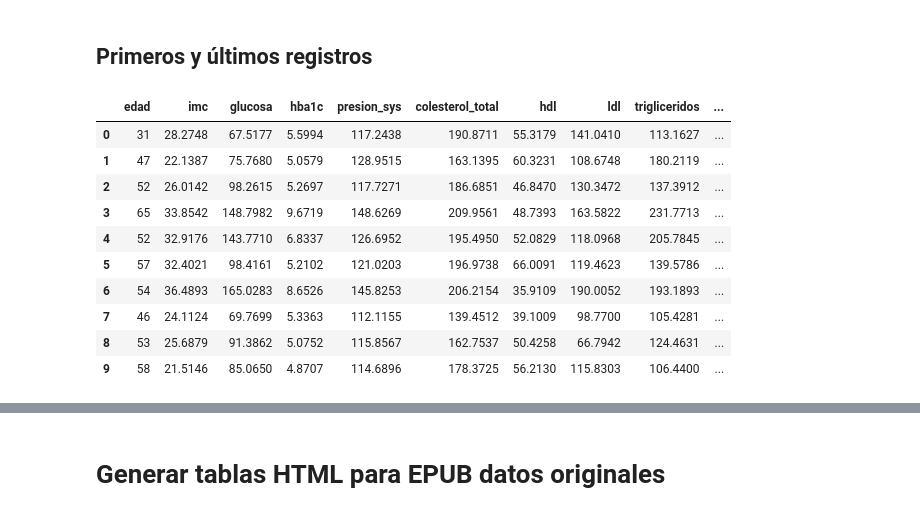
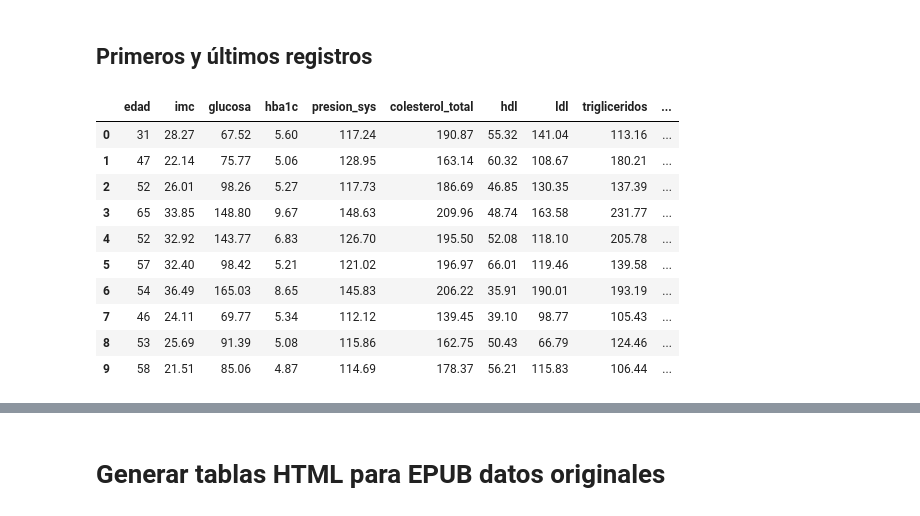
Before and after one commit to rpizarrog/machine_learning_r_python_casos_de_estudio, a Jupyter notebook: notebook_Python/LDA_datos_de_pacientes_Enfermos_Sanos.ipynb, the cells around one changed output, grey strips where cells are left out. Cells and saved outputs as stored; diff of their text form; code cells hidden in the pictures.

```diff
--- a/notebook_Python/LDA_datos_de_pacientes_Enfermos_Sanos.ipynb
+++ b/notebook_Python/LDA_datos_de_pacientes_Enfermos_Sanos.ipynb
@@ -542,16 +521,17 @@ memory usage: 101.7+ KB
 ## Primeros y últimos registros
 # %%
 head10, tail10 = f_primeros_ultimos_datos(datos, n=10)
+head10 = np.round(head10, 2)
 head10
 # %% [output]
 |  | edad | imc | glucosa | hba1c | presion_sys | colesterol_total | hdl | ldl | trigliceridos | ... |
-| 0 | 31 | 28.2748 | 67.5177 | 5.5994 | 117.2438 | 190.8711 | 55.3179 | 141.0410 | 113.1627 | ... |
-| 1 | 47 | 22.1387 | 75.7680 | 5.0579 | 128.9515 | 163.1395 | 60.3231 | 108.6748 | 180.2119 | ... |
-| 2 | 52 | 26.0142 | 98.2615 | 5.2697 | 117.7271 | 186.6851 | 46.8470 | 130.3472 | 137.3912 | ... |
-| 3 | 65 | 33.8542 | 148.7982 | 9.6719 | 148.6269 | 209.9561 | 48.7393 | 163.5822 | 231.7713 | ... |
-| 4 | 52 | 32.9176 | 143.7710 | 6.8337 | 126.6952 | 195.4950 | 52.0829 | 118.0968 | 205.7845 | ... |
-| 5 | 57 | 32.4021 | 98.4161 | 5.2102 | 121.0203 | 196.9738 | 66.0091 | 119.4623 | 139.5786 | ... |
-| 6 | 54 | 36.4893 | 165.0283 | 8.6526 | 145.8253 | 206.2154 | 35.9109 | 190.0052 | 193.1893 | ... |
-| 7 | 46 | 24.1124 | 69.7699 | 5.3363 | 112.1155 | 139.4512 | 39.1009 | 98.7700 | 105.4281 | ... |
-| 8 | 53 | 25.6879 | 91.3862 | 5.0752 | 115.8567 | 162.7537 | 50.4258 | 66.7942 | 124.4631 | ... |
-| 9 | 58 | 21.5146 | 85.0650 | 4.8707 | 114.6896 | 178.3725 | 56.2130 | 115.8303 | 106.4400 | ... |
+| 0 | 31 | 28.27 | 67.52 | 5.60 | 117.24 | 190.87 | 55.32 | 141.04 | 113.16 | ... |
+| 1 | 47 | 22.14 | 75.77 | 5.06 | 128.95 | 163.14 | 60.32 | 108.67 | 180.21 | ... |
+| 2 | 52 | 26.01 | 98.26 | 5.27 | 117.73 | 186.69 | 46.85 | 130.35 | 137.39 | ... |
+| 3 | 65 | 33.85 | 148.80 | 9.67 | 148.63 | 209.96 | 48.74 | 163.58 | 231.77 | ... |
+| 4 | 52 | 32.92 | 143.77 | 6.83 | 126.70 | 195.50 | 52.08 | 118.10 | 205.78 | ... |
+| 5 | 57 | 32.40 | 98.42 | 5.21 | 121.02 | 196.97 | 66.01 | 119.46 | 139.58 | ... |
+| 6 | 54 | 36.49 | 165.03 | 8.65 | 145.83 | 206.22 | 35.91 | 190.01 | 193.19 | ... |
+| 7 | 46 | 24.11 | 69.77 | 5.34 | 112.12 | 139.45 | 39.10 | 98.77 | 105.43 | ... |
+| 8 | 53 | 25.69 | 91.39 | 5.08 | 115.86 | 162.75 | 50.43 | 66.79 | 124.46 | ... |
+| 9 | 58 | 21.51 | 85.06 | 4.87 | 114.69 | 178.37 | 56.21 | 115.83 | 106.44 | ... |
```
Also changed, not shown: parts of 9 cells of this notebook.
